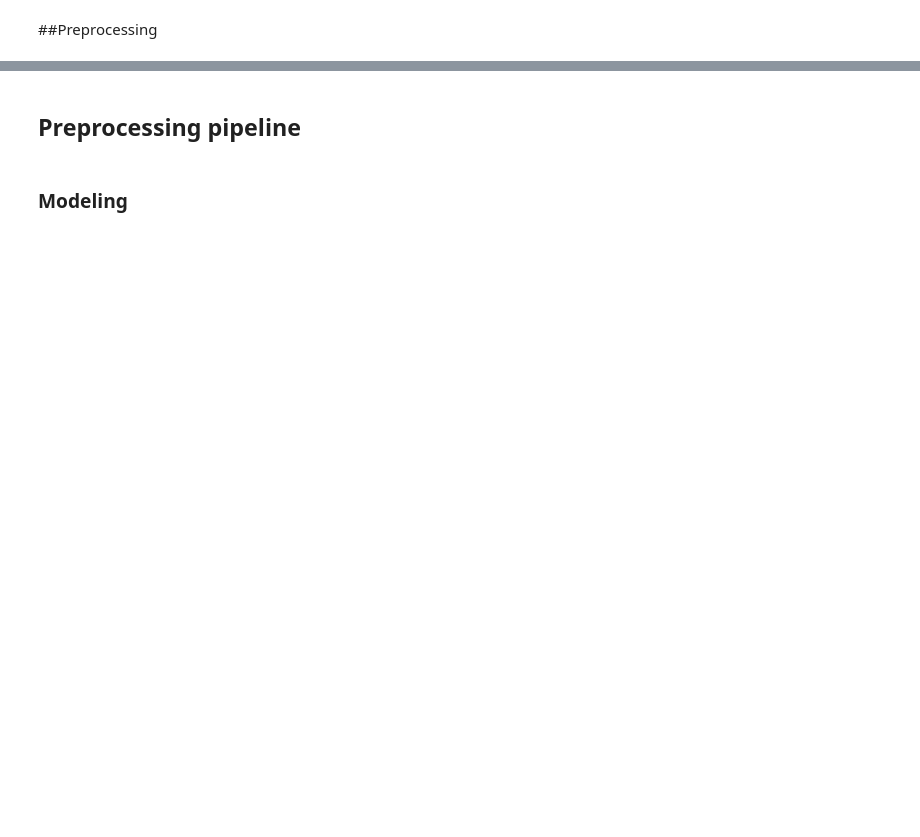
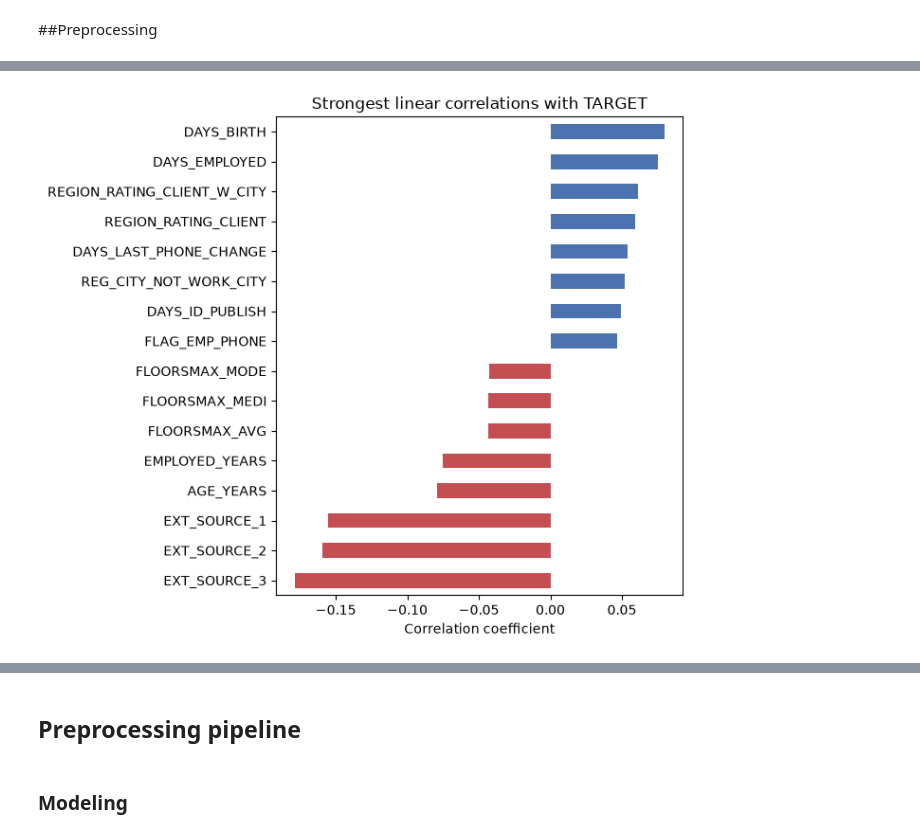
Before and after one commit to PrithviHe/ML_Project_Home_Credit_Default_Risk, a Jupyter notebook: 05.eda.ipynb, the cells around one changed output, grey strips where cells are left out. Cells and saved outputs as stored; diff of their text form; code cells hidden in the pictures; blank space fills up the shorter version.

```diff
--- a/05.eda.ipynb
+++ b/05.eda.ipynb
@@ -270 +787,16 @@ print("Total features:", len(num_cols) + len(cat_cols))
+# %%
+# --- Correlation analysis (numeric features vs. TARGET) ---
+numeric_train = train_eda.select_dtypes(include=np.number)
+corr_with_target = numeric_train.corr()['TARGET'].drop('TARGET').sort_values()
+
+fig, ax = plt.subplots(figsize=(7,6))
+top_corr = pd.concat([corr_with_target.head(8), corr_with_target.tail(8)])
+colors = ['#C44E52' if v < 0 else '#4C72B0' for v in top_corr.values]
+top_corr.plot(kind='barh', ax=ax, color=colors)
+ax.set_title('Strongest linear correlations with TARGET')
+ax.set_xlabel('Correlation coefficient')
+plt.tight_layout()
+plt.show()
+# %% [output]
+[figure, added]
 # %%
```
Also changed, not shown: parts of 84 cells of this notebook.
